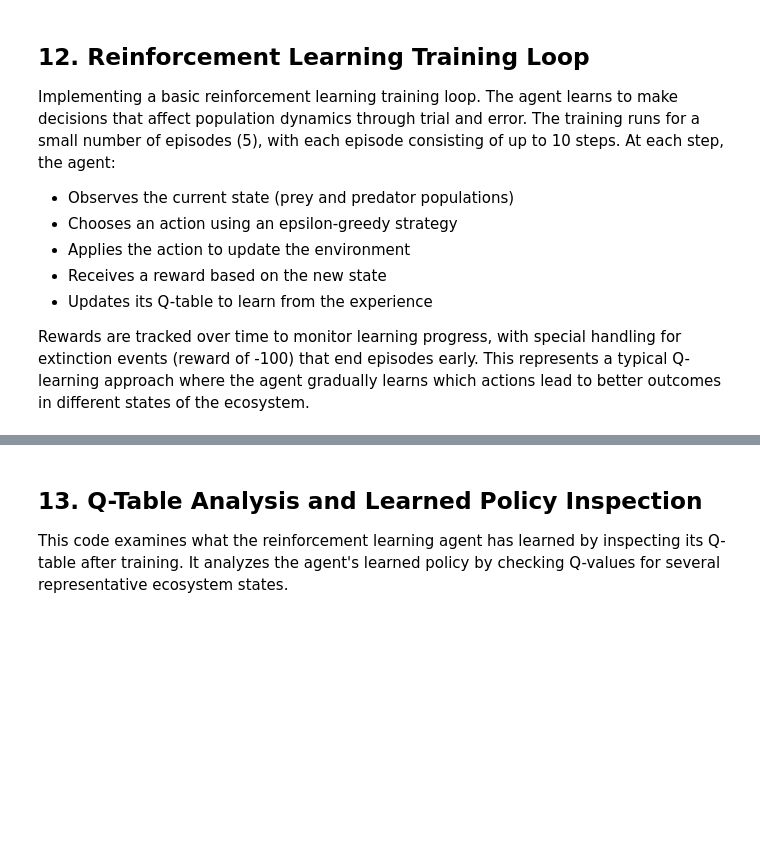
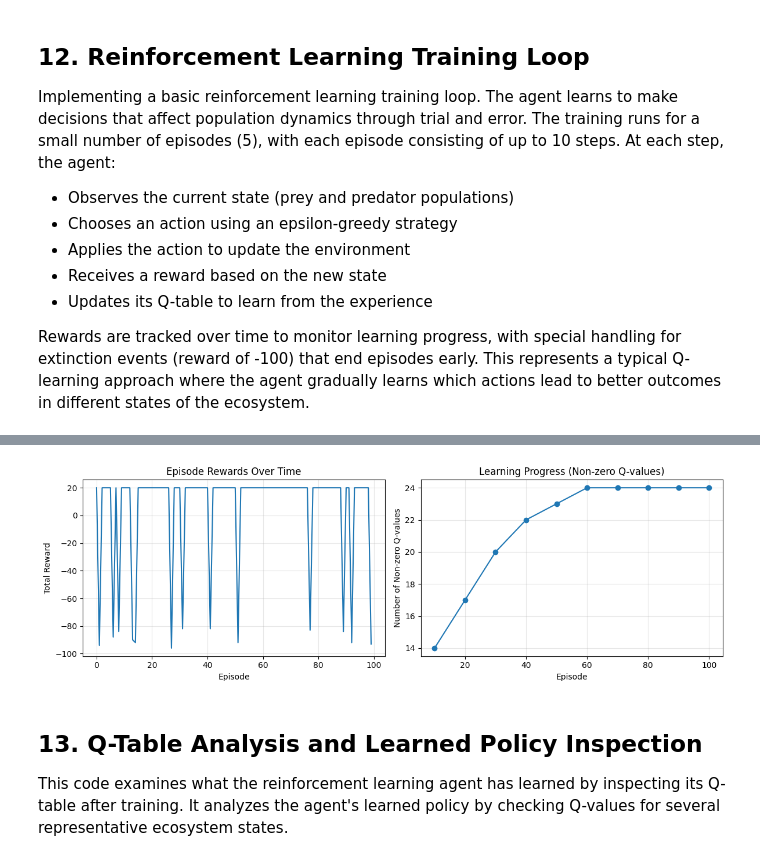
Before and after one commit to mullermatej/lotka-volterra-simulation, a Jupyter notebook: lotka_volterra_simulation.ipynb, the cells around one changed output, grey strips where cells are left out. Saved outputs shown, nothing was run; the diff lists cells and outputs as text; code cells hidden in the pictures; blank space fills up the shorter version.

Commit message:
Scale up RL training to 100 episodes and add comprehensive agent comparison with crisis scenarios

```diff
--- a/lotka_volterra_simulation.ipynb
+++ b/lotka_volterra_simulation.ipynb
@@ -418,7 +424,7 @@ Printing action index: 2
 
 Create the Q-table update mechanism using the Q-learning formula:
 # %%
-def update_q_table(old_state_indices, action, reward, new_state_indices, learning_rate, discount_factor):
+def update_q_table(old_state_indices, action, reward, new_state_indices, learning_rate, discount_factor, verbose=False):
     """
     Update Q-table using Q-learning formula:
     Q(s,a) = Q(s,a) + α[r + γ*max(Q(s',a')) - Q(s,a)]
@@ -430,6 +436,7 @@ def update_q_table(old_state_indices, action, reward, new_state_indices, learnin
     - new_state_indices: (prey_idx, pred_idx) after action
     - learning_rate: α (alpha)
     - discount_factor: γ (gamma)
+    - verbose: whether to print update details
     """
     old_prey_idx, old_pred_idx = old_state_indices
     new_prey_idx, new_pred_idx = new_state_indices
@@ -446,8 +453,9 @@ def update_q_table(old_state_indices, action, reward, new_state_indices, learnin
     # Update the Q-table
     q_table[old_prey_idx, old_pred_idx, action] = new_q_value
 
-    print(f"    Q-update: Q[{old_state_indices}][{action}]: {old_q_value:.3f} → {new_q_value:.3f}")
-    print(f"    Formula: {old_q_value:.3f} + {learning_rate}*({reward} + {discount_factor}*{max_future_q:.3f} - {old_q_value:.3f})")
+    if verbose:
+        print(f"    Q-update: Q[{old_state_indices}][{action}]: {old_q_value:.3f} → {new_q_value:.3f}")
+        print(f"    Formula: {old_q_value:.3f} + {learning_rate}*({reward} + {discount_factor}*{max_future_q:.3f} - {old_q_value:.3f})")
 
 print("Q-table update function defined!")
 
@@ -499,9 +503,9 @@ print(f"  Discount factor: {discount_factor}")
 print(f"  Epsilon (exploration): {epsilon}")
 print()
 
-# Training settings
-num_episodes = 5  # Start with just 5 episodes to see what happens
-max_steps_per_episode = 10  # Short episodes to start
+# Training settings - Enhanced for better learning
+num_episodes = 100  # Much more substantial training
+max_steps_per_episode = 20  # Longer episodes for more learning opportunities
 
 # Diverse starting states for better exploration
 starting_states = [
@@ -513,61 +517,105 @@ starting_states = [
 ]
 
 total_rewards = []  # Track performance
+learning_progress = []  # Track Q-values over time to see learning
 
 for episode in range(num_episodes):
-    print(f"--- EPISODE {episode + 1} ---")
+    # Show progress every 10 episodes
+    show_details = (episode + 1) % 10 == 0 or episode < 5
+
+    if show_details:
+        print(f"--- EPISODE {episode + 1} ---")
 
     # Reset environment for new episode - random starting state
     current_state = random.choice(starting_states).copy()
     episode_reward = 0
 
-    print(f"Starting state: {current_state[0]:.1f} prey, {current_state[1]:.1f} predators")
+    if show_details:
+        print(f"Starting state: {current_state[0]:.1f} prey, {current_state[1]:.1f} predators")
 
     for step in range(max_steps_per_episode):
-        print(f"\n  Step {step + 1}:")
+        if show_details:
+            print(f"\n  Step {step + 1}:")
 
         # 1. Get current state indices
         state_indices = get_state_indices(current_state[0], current_state[1])
-        print(f"    Current state indices: {state_indices}")
+        if show_details:
+            print(f"    Current state indices: {state_indices}")
 
         # 2. Choose action
         action = choose_action(state_indices[0], state_indices[1], epsilon)
         action_name = actions[action]
-        print(f"    Chosen action: {action} ({action_name})")
+        if show_details:
+            print(f"    Chosen action: {action} ({action_name})")
 
         # 3. Apply action
-        new_state = apply_action(current_state, action)
+        new_state = apply_action(current_state, action, verbose=show_details)
 
         # 4. Calculate reward
         reward = calculate_reward(new_state[0], new_state[1])
-        print(f"    Reward: {reward}")
+        if show_details:
+            print(f"    Reward: {reward}")
 
         # 5. Get new state indices
         new_state_indices = get_state_indices(new_state[0], new_state[1])
-        print(f"    New state indices: {new_state_indices}")
+        if show_details:
+            print(f"    New state indices: {new_state_indices}")
 
         # 6. Update Q-table
-        update_q_table(state_indices, action, reward, new_state_indices, learning_rate, discount_factor)
+        update_q_table(state_indices, action, reward, new_state_indices, learning_rate, discount_factor, verbose=show_details)
 
         # 7. Update for next iteration
         current_state = new_state
         episode_reward += reward
 
-        print(f"    Step summary: State [{current_state[0]:.1f}, {current_state[1]:.1f}], Step reward: {reward}")
+        if show_details:
+            print(f"    Step summary: State [{current_state[0]:.1f}, {current_state[1]:.1f}], Step reward: {reward}")
 
         # Stop episode early if extinction occurs
         if reward == -100:
-            print(f"    EXTINCTION! Ending episode early.")
+            if show_details:
+                print(f"    EXTINCTION! Ending episode early.")
             break
 
     total_rewards.append(episode_reward)
-    print(f"\nEpisode {episode + 1} finished. Total reward: {episode_reward}")
-    print(f"Final state: {current_state[0]:.1f} prey, {current_state[1]:.1f} predators")
-    print("-" * 50)
+
+    # Track learning progress every 10 episodes
+    if (episode + 1) % 10 == 0:
+        non_zero_q = np.count_nonzero(q_table)
+        learning_progress.append(non_zero_q)
+        print(f"Episode {episode + 1}: Reward = {episode_reward}, Non-zero Q-values = {non_zero_q}")
+
+    if show_details:
+        print(f"\nEpisode {episode + 1} finished. Total reward: {episode_reward}")
+        print(f"Final state: {current_state[0]:.1f} prey, {current_state[1]:.1f} predators")
+        print("-" * 50)
 
 print(f"\n=== TRAINING COMPLETE ===")
-print(f"Episode rewards: {total_rewards}")
-print(f"Average reward: {np.mean(total_rewards):.1f}")
+print(f"Final episode rewards: {total_rewards[-10:]}")  # Show last 10
+print(f"Average reward (all episodes): {np.mean(total_rewards):.1f}")
+print(f"Average reward (last 20 episodes): {np.mean(total_rewards[-20:]):.1f}")
+print(f"Learning progress (non-zero Q-values): {learning_progress}")
+
+# Plot learning progress
+plt.figure(figsize=(12, 4))
+
+plt.subplot(1, 2, 1)
+plt.plot(total_rewards)
+plt.title('Episode Rewards Over Time')
+plt.xlabel('Episode')
+plt.ylabel('Total Reward')
+plt.grid(True, alpha=0.3)
+
+plt.subplot(1, 2, 2)
+episode_markers = list(range(10, num_episodes + 1, 10))
+plt.plot(episode_markers, learning_progress, 'o-')
+plt.title('Learning Progress (Non-zero Q-values)')
+plt.xlabel('Episode')
+plt.ylabel('Number of Non-zero Q-values')
+plt.grid(True, alpha=0.3)
+
+plt.tight_layout()
+plt.show()
 # %% [output]
 === STARTING RL TRAINING ===
 Training parameters:
@@ -589,3 +637,4 @@ Average reward: 10.0
+[figure, added]
 # %% [markdown]
 ## 13. Q-Table Analysis and Learned Policy Inspection
 
```
Also changed, not shown: parts of 12 cells of this notebook.
